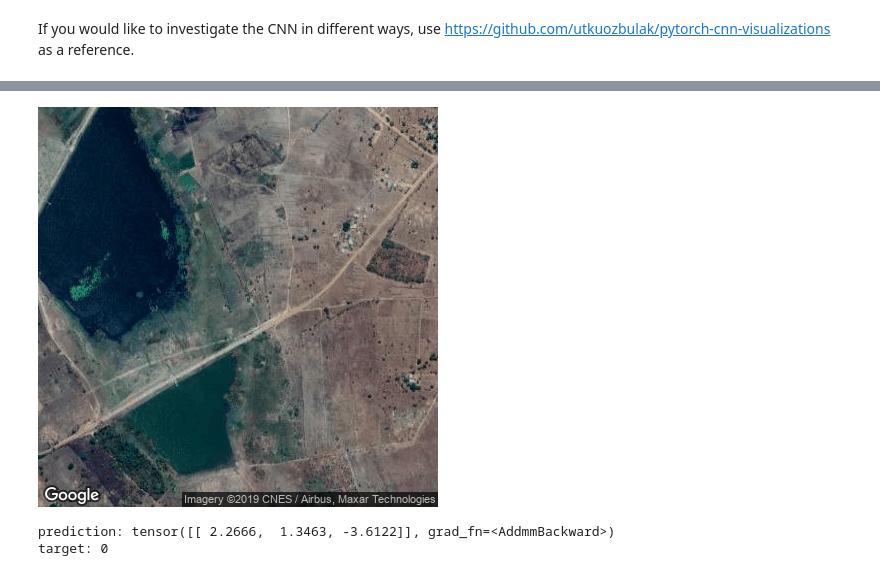
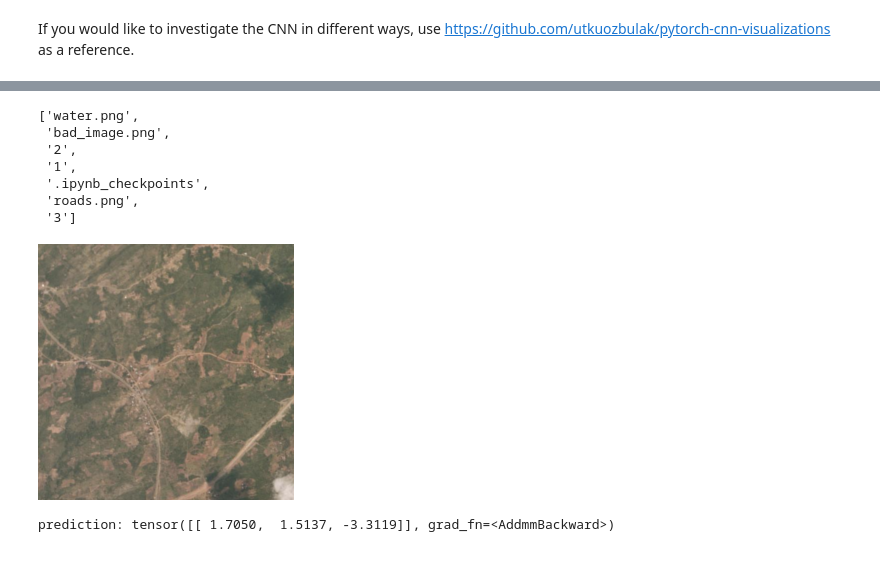
Before and after one commit to jmathur25/predicting-poverty-replication, a Jupyter notebook: activation_maps/visualize_cnn.ipynb, the cells around one changed output, grey strips where cells are left out. Cells and saved outputs as stored; diff of their text form; code cells hidden in the pictures.

```diff
--- a/activation_maps/visualize_cnn.ipynb
+++ b/activation_maps/visualize_cnn.ipynb
@@ -28,19 +19,28 @@ os.listdir(f'images/{folder}')
+# %%
+os.listdir('images/')
+# %% [output]
+['water.png',
+ 'bad_image.png',
+ '2',
+ '1',
+ '.ipynb_checkpoints',
+ 'roads.png',
+ '3']
 # %%
-choice = 'water_1.png'
-image_dir = f'images/{folder}/{choice}'
+choice = 'roads.png'
+image_dir = f'images/{choice}'
 image = Image.open(image_dir).convert('RGB')
 image
 # %% [output]
-[figure, old version]
+[figure, new version]
 # %%
 proc_image = preprocess_image(image)
-target_class = folder - 1
 
 # prediction by model
-print('prediction:', model(proc_image))
-print('target:', target_class)
+preds = model(proc_image)
+print('prediction:', preds)
+target = torch.argmax(preds).item()
 # %% [output]
-prediction: tensor([[ 2.2666,  1.3463, -3.6122]], grad_fn=<AddmmBackward>)
-target: 0
+prediction: tensor([[ 1.7050,  1.5137, -3.3119]], grad_fn=<AddmmBackward>)
 # %%
 GBP = GuidedBackprop(model)
```
Also changed, not shown: parts of 6 cells of this notebook, 29 other files.
